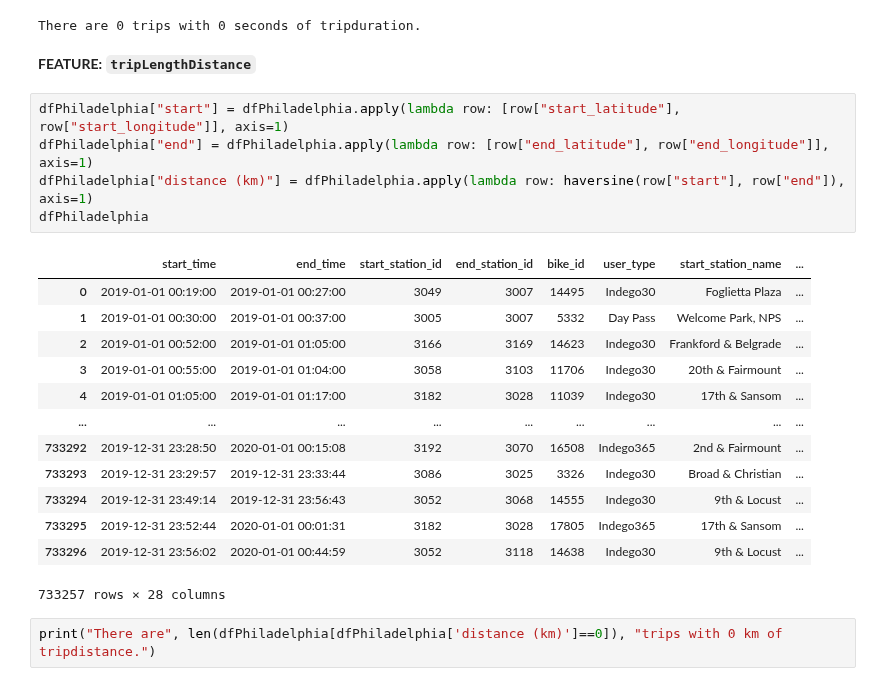
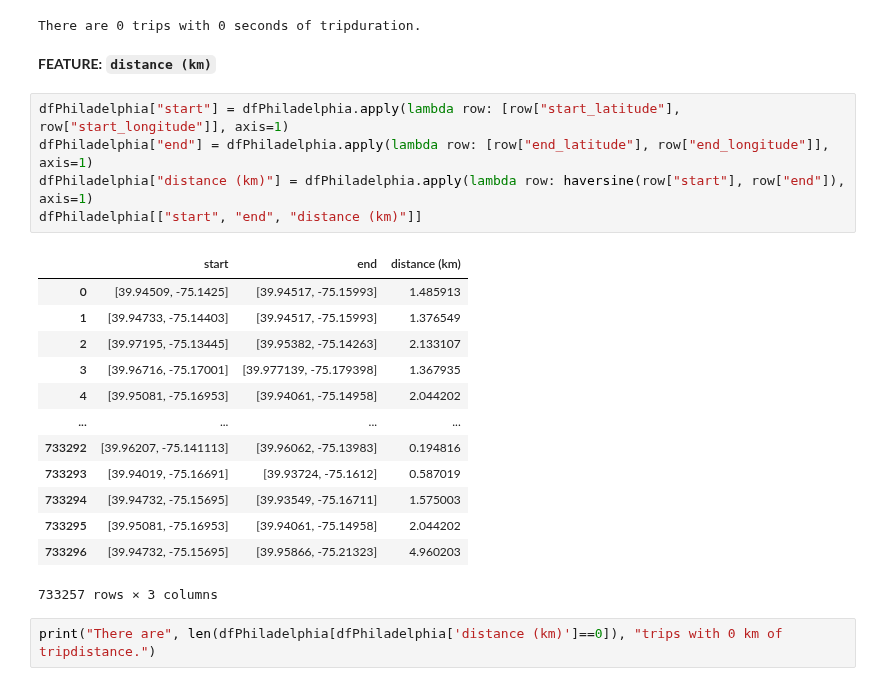
Before and after one commit to Hannah2800/AA_2022_PythonPandas, a Jupyter notebook: Task 1 - Data Collection and Preparation.ipynb, the cells around one changed output. Cells and saved outputs as stored; diff of their text form.

```diff
--- a/Task 1 - Data Collection and Preparation.ipynb
+++ b/Task 1 - Data Collection and Preparation.ipynb
@@ -910,26 +853,26 @@ print("There are", len(dfPhiladelphia[dfPhiladelphia['tripduration_sec']==0]), "
 # %% [output]
 There are 0 trips with 0 seconds of tripduration.
 # %% [markdown]
-**FEATURE: `tripLengthDistance`**
+**FEATURE: `distance (km)`**
 # %%
 dfPhiladelphia["start"] = dfPhiladelphia.apply(lambda row: [row["start_latitude"], row["start_longitude"]], axis=1)
 dfPhiladelphia["end"] = dfPhiladelphia.apply(lambda row: [row["end_latitude"], row["end_longitude"]], axis=1)
 dfPhiladelphia["distance (km)"] = dfPhiladelphia.apply(lambda row: haversine(row["start"], row["end"]), axis=1)
-dfPhiladelphia
+dfPhiladelphia[["start", "end", "distance (km)"]]
 # %% [output]
-|  | start_time | end_time | start_station_id | end_station_id | bike_id | user_type | start_station_name | ... |
-| 0 | 2019-01-01 00:19:00 | 2019-01-01 00:27:00 | 3049 | 3007 | 14495 | Indego30 | Foglietta Plaza | ... |
-| 1 | 2019-01-01 00:30:00 | 2019-01-01 00:37:00 | 3005 | 3007 | 5332 | Day Pass | Welcome Park, NPS | ... |
-| 2 | 2019-01-01 00:52:00 | 2019-01-01 01:05:00 | 3166 | 3169 | 14623 | Indego30 | Frankford & Belgrade | ... |
-| 3 | 2019-01-01 00:55:00 | 2019-01-01 01:04:00 | 3058 | 3103 | 11706 | Indego30 | 20th & Fairmount | ... |
-| 4 | 2019-01-01 01:05:00 | 2019-01-01 01:17:00 | 3182 | 3028 | 11039 | Indego30 | 17th & Sansom | ... |
-| ... | ... | ... | ... | ... | ... | ... | ... | ... |
-| 733292 | 2019-12-31 23:28:50 | 2020-01-01 00:15:08 | 3192 | 3070 | 16508 | Indego365 | 2nd & Fairmount | ... |
-| 733293 | 2019-12-31 23:29:57 | 2019-12-31 23:33:44 | 3086 | 3025 | 3326 | Indego30 | Broad & Christian | ... |
-| 733294 | 2019-12-31 23:49:14 | 2019-12-31 23:56:43 | 3052 | 3068 | 14555 | Indego30 | 9th & Locust | ... |
-| 733295 | 2019-12-31 23:52:44 | 2020-01-01 00:01:31 | 3182 | 3028 | 17805 | Indego365 | 17th & Sansom | ... |
-| 733296 | 2019-12-31 23:56:02 | 2020-01-01 00:44:59 | 3052 | 3118 | 14638 | Indego30 | 9th & Locust | ... |
+|  | start | end | distance (km) |
+| 0 | [39.94509, -75.1425] | [39.94517, -75.15993] | 1.485913 |
+| 1 | [39.94733, -75.14403] | [39.94517, -75.15993] | 1.376549 |
+| 2 | [39.97195, -75.13445] | [39.95382, -75.14263] | 2.133107 |
+| 3 | [39.96716, -75.17001] | [39.977139, -75.179398] | 1.367935 |
+| 4 | [39.95081, -75.16953] | [39.94061, -75.14958] | 2.044202 |
+| ... | ... | ... | ... |
+| 733292 | [39.96207, -75.141113] | [39.96062, -75.13983] | 0.194816 |
+| 733293 | [39.94019, -75.16691] | [39.93724, -75.1612] | 0.587019 |
+| 733294 | [39.94732, -75.15695] | [39.93549, -75.16711] | 1.575003 |
+| 733295 | [39.95081, -75.16953] | [39.94061, -75.14958] | 2.044202 |
+| 733296 | [39.94732, -75.15695] | [39.95866, -75.21323] | 4.960203 |
-733257 rows × 28 columns
+733257 rows × 3 columns
 # %%
 print("There are", len(dfPhiladelphia[dfPhiladelphia['distance (km)']==0]), "trips with 0 km of tripdistance.")
 # %% [output]
```
Also changed, not shown: parts of 70 cells of this notebook, 1 other file.
